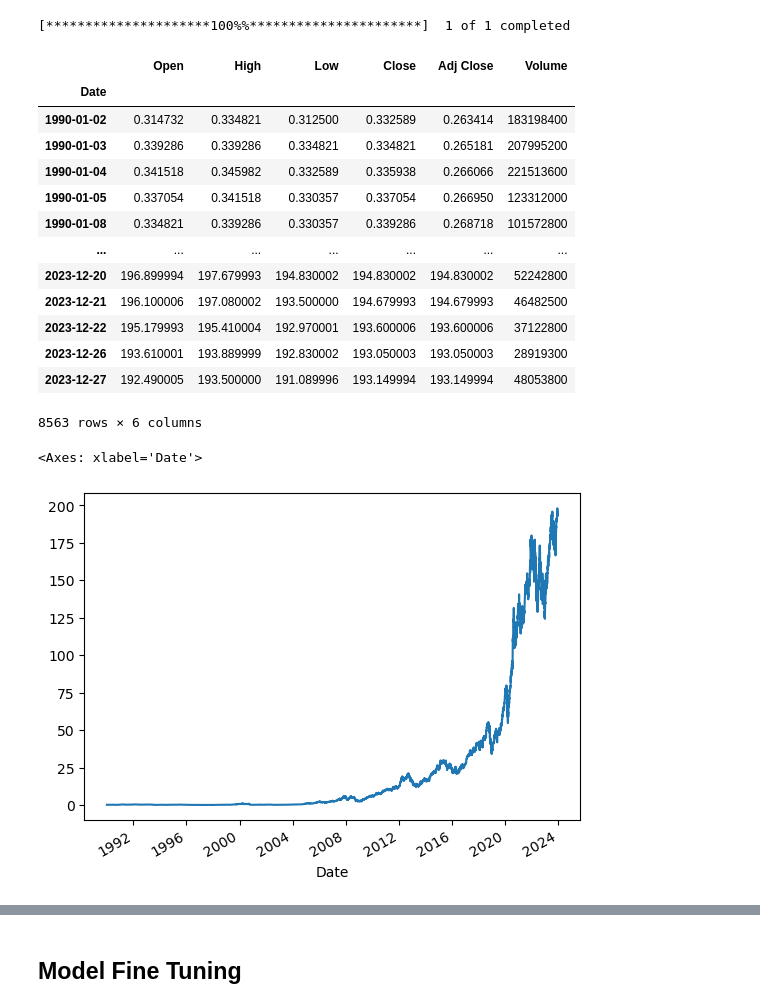
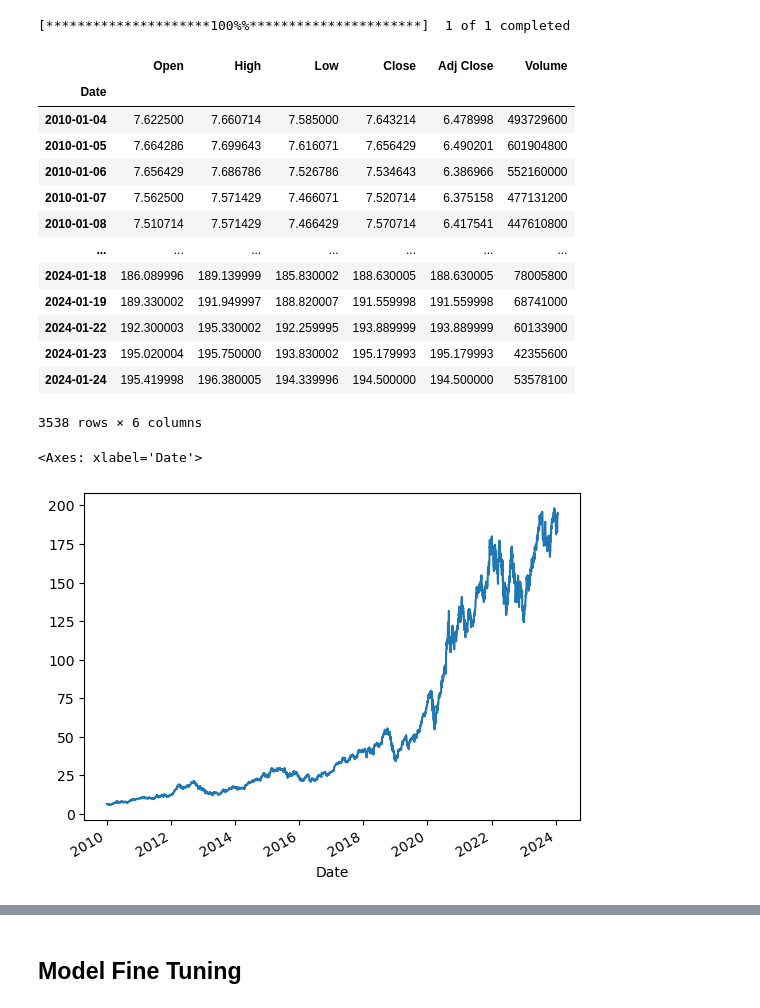
Before and after one commit to vuanhngo14/StockSage, a Jupyter notebook: stocksage_mainDraft.ipynb, the cells around one changed output, grey strips where cells are left out. Cells and saved outputs as stored; diff of their text form; code cells hidden in the pictures.

```diff
--- a/stocksage_mainDraft.ipynb
+++ b/stocksage_mainDraft.ipynb
@@ -30,35 +30,35 @@ from sklearn.model_selection import GridSearchCV
 # %%
 # Define the ticker symbol for the company (e.g., Apple Inc. with the symbol AAPL)
 ticker_symbol = "AAPL"
 
-start_date = "1990-01-01"
+start_date = "2010-01-01"
 end_date = datetime.today().strftime('%Y-%m-%d')
 
 data = yf.download(ticker_symbol, start=start_date, end=end_date)
 
 df = pd.DataFrame(data)
 df
 # %% [output]
 [*********************100%%**********************]  1 of 1 completed
 |  | Open | High | Low | Close | Adj Close | Volume |
 | Date |  |  |  |  |  |  |
-| 1990-01-02 | 0.314732 | 0.334821 | 0.312500 | 0.332589 | 0.263414 | 183198400 |
-| 1990-01-03 | 0.339286 | 0.339286 | 0.334821 | 0.334821 | 0.265181 | 207995200 |
-| 1990-01-04 | 0.341518 | 0.345982 | 0.332589 | 0.335938 | 0.266066 | 221513600 |
-| 1990-01-05 | 0.337054 | 0.341518 | 0.330357 | 0.337054 | 0.266950 | 123312000 |
-| 1990-01-08 | 0.334821 | 0.339286 | 0.330357 | 0.339286 | 0.268718 | 101572800 |
+| 2010-01-04 | 7.622500 | 7.660714 | 7.585000 | 7.643214 | 6.478998 | 493729600 |
+| 2010-01-05 | 7.664286 | 7.699643 | 7.616071 | 7.656429 | 6.490201 | 601904800 |
+| 2010-01-06 | 7.656429 | 7.686786 | 7.526786 | 7.534643 | 6.386966 | 552160000 |
+| 2010-01-07 | 7.562500 | 7.571429 | 7.466071 | 7.520714 | 6.375158 | 477131200 |
+| 2010-01-08 | 7.510714 | 7.571429 | 7.466429 | 7.570714 | 6.417541 | 447610800 |
 | ... | ... | ... | ... | ... | ... | ... |
-| 2023-12-20 | 196.899994 | 197.679993 | 194.830002 | 194.830002 | 194.830002 | 52242800 |
-| 2023-12-21 | 196.100006 | 197.080002 | 193.500000 | 194.679993 | 194.679993 | 46482500 |
-| 2023-12-22 | 195.179993 | 195.410004 | 192.970001 | 193.600006 | 193.600006 | 37122800 |
-| 2023-12-26 | 193.610001 | 193.889999 | 192.830002 | 193.050003 | 193.050003 | 28919300 |
-| 2023-12-27 | 192.490005 | 193.500000 | 191.089996 | 193.149994 | 193.149994 | 48053800 |
+| 2024-01-18 | 186.089996 | 189.139999 | 185.830002 | 188.630005 | 188.630005 | 78005800 |
+| 2024-01-19 | 189.330002 | 191.949997 | 188.820007 | 191.559998 | 191.559998 | 68741000 |
+| 2024-01-22 | 192.300003 | 195.330002 | 192.259995 | 193.889999 | 193.889999 | 60133900 |
+| 2024-01-23 | 195.020004 | 195.750000 | 193.830002 | 195.179993 | 195.179993 | 42355600 |
+| 2024-01-24 | 195.419998 | 196.380005 | 194.339996 | 194.500000 | 194.500000 | 53578100 |
-8563 rows × 6 columns
+3538 rows × 6 columns
 # %%
 df["Adj Close"].plot()
 # %% [output]
 <Axes: xlabel='Date'>
-[figure, old version]
+[figure, new version]
 # %%
 # Relative Strength Index (RSI): price movement over a given period.
 df['RSI'] = RSI(df['Close'], timeperiod=14)
```
Also changed, not shown: parts of 7 cells of this notebook.
